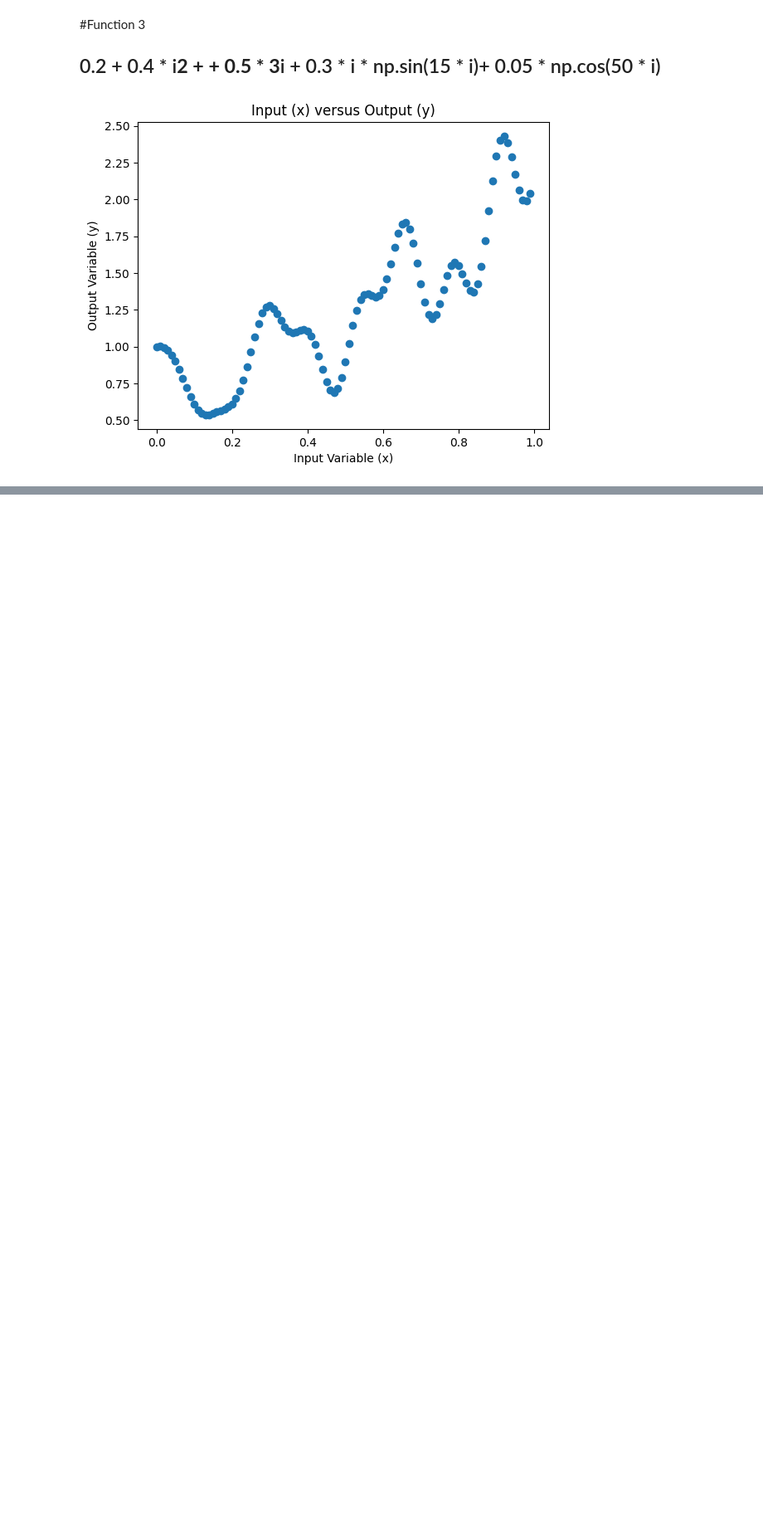
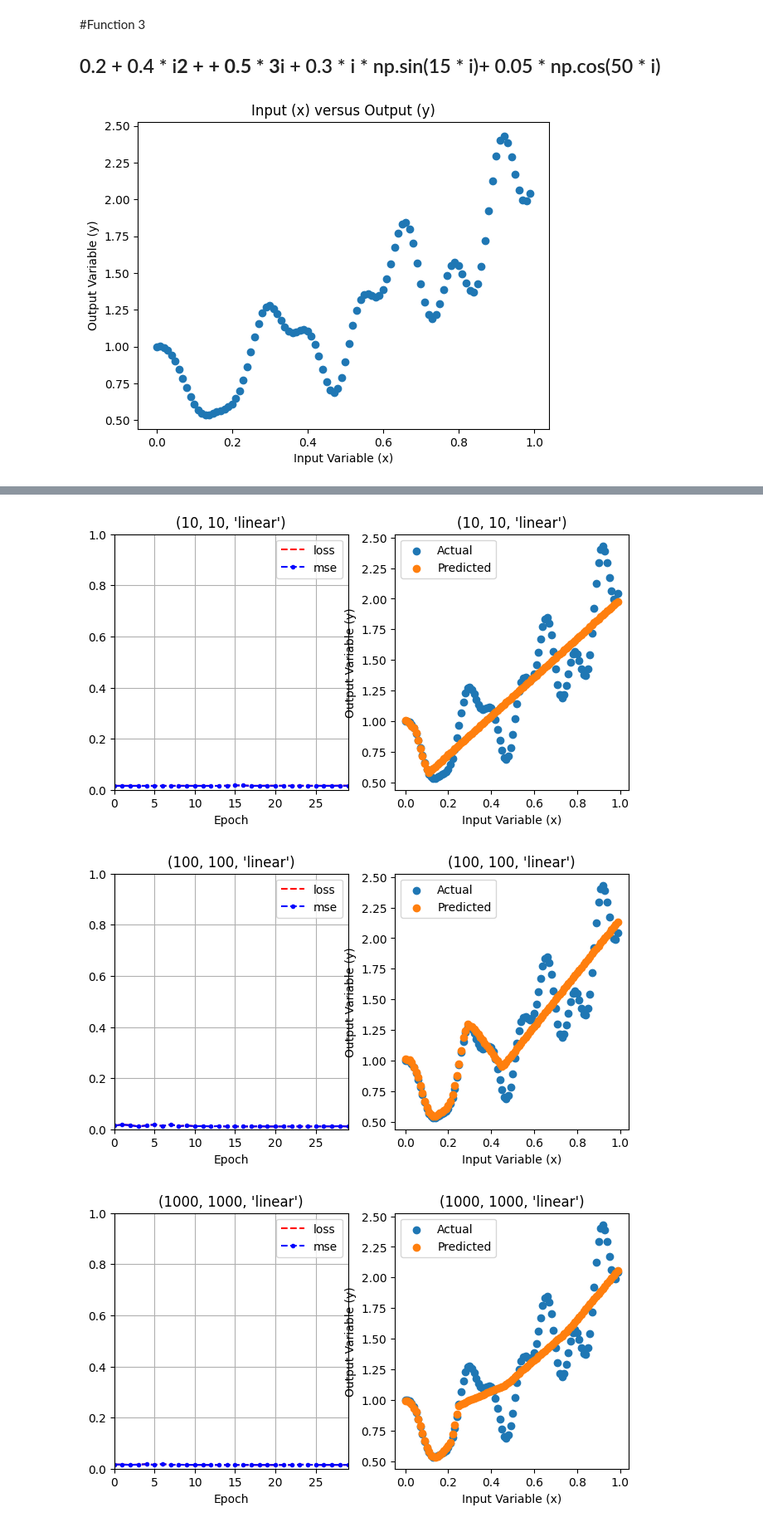
Before and after one commit to hellojohnkim/mmai894, a Jupyter notebook: Week 1_Lab.ipynb, the cells around one changed output, grey strips where cells are left out. Shown at 83% size. Drawn from its saved outputs; the diff is of its cells as text; code cells hidden in the pictures; blank space fills up the shorter version.

```diff
--- a/Week 1_Lab.ipynb
+++ b/Week 1_Lab.ipynb
@@ -271,0 +345,2 @@ y2_org = y2.reshape((len(y2), 1))
+# %%
+models_list[(100, 100, "sigmoid")] = model7
@@ -271,0 +355,11 @@ y2_org = y2.reshape((len(y2), 1))
+# %%
+models_list[(1000, 1000, "sigmoid")] = model8
+# %%
+gs = gridspec.GridSpec(7, 2)
+fig = plt.figure(figsize=(200, 200))
+# ax1 = plt.subplot(gs[1,0])
+# ax2 = plt.subplot(gs[1,1])
+# ax3 = plt.subplot(gs[2,0])
+# ax4 = plt.subplot(gs[2,1])
+# ax5 = plt.subplot(gs[0,0])
+# ax6 = plt.subplot(gs[0,1])
@@ -271,0 +368,38 @@ y2_org = y2.reshape((len(y2), 1))
+# %%
+index = 0
+# %%
+for key in models_list:
+  model =  models_list[key]
+  model.compile(loss="mse",optimizer="adam", metrics=["mse"])
+  history = model.fit(X_train, y_train, epochs=500, verbose=False)
+
+  fig, axes = plt.subplots(nrows=1, ncols=2, figsize=(8, 4))
+  ax1 = axes[0]
+  ax1.set_title(key)
+  pd.DataFrame(history.history).plot(
+   xlim=[0, 29], ylim=[0, 1], grid=True, xlabel="Epoch",
+  style=["r--", "b--."], ax=ax1)
+  #ax1.title(key)
+
+  # make predictions for the input data
+  yhat = model.predict(X_train)
+  # inverse transforms
+  x_plot = scale_x.inverse_transform(X_train)
+  y_plot = scale_y.inverse_transform(y_train)
+  yhat_plot = scale_y.inverse_transform(yhat)
+  # # report model error
+  # print('MSE: %.3f' % mean_squared_error(y_plot, yhat_plot))
+  # plot x vs y
+
+  ax2 = axes[1]
+  ax2.scatter(x_plot,y_plot, label='Actual')
+  # plot x vs yhat
+  ax2.scatter(x_plot,yhat_plot, label='Predicted')
+  ax2.set_title(key)
+  ax2.set_xlabel('Input Variable (x)')
+  ax2.set_ylabel('Output Variable (y)')
+  ax2.legend()
+  #plt.show()
+
+  index = index + 1
+# %% [output]
@@ -271,0 +414,3 @@ y2_org = y2.reshape((len(y2), 1))
+[figure, added]
+[figure, added]
+[figure, added]
```
Also changed, not shown: parts of 26 cells of this notebook.
